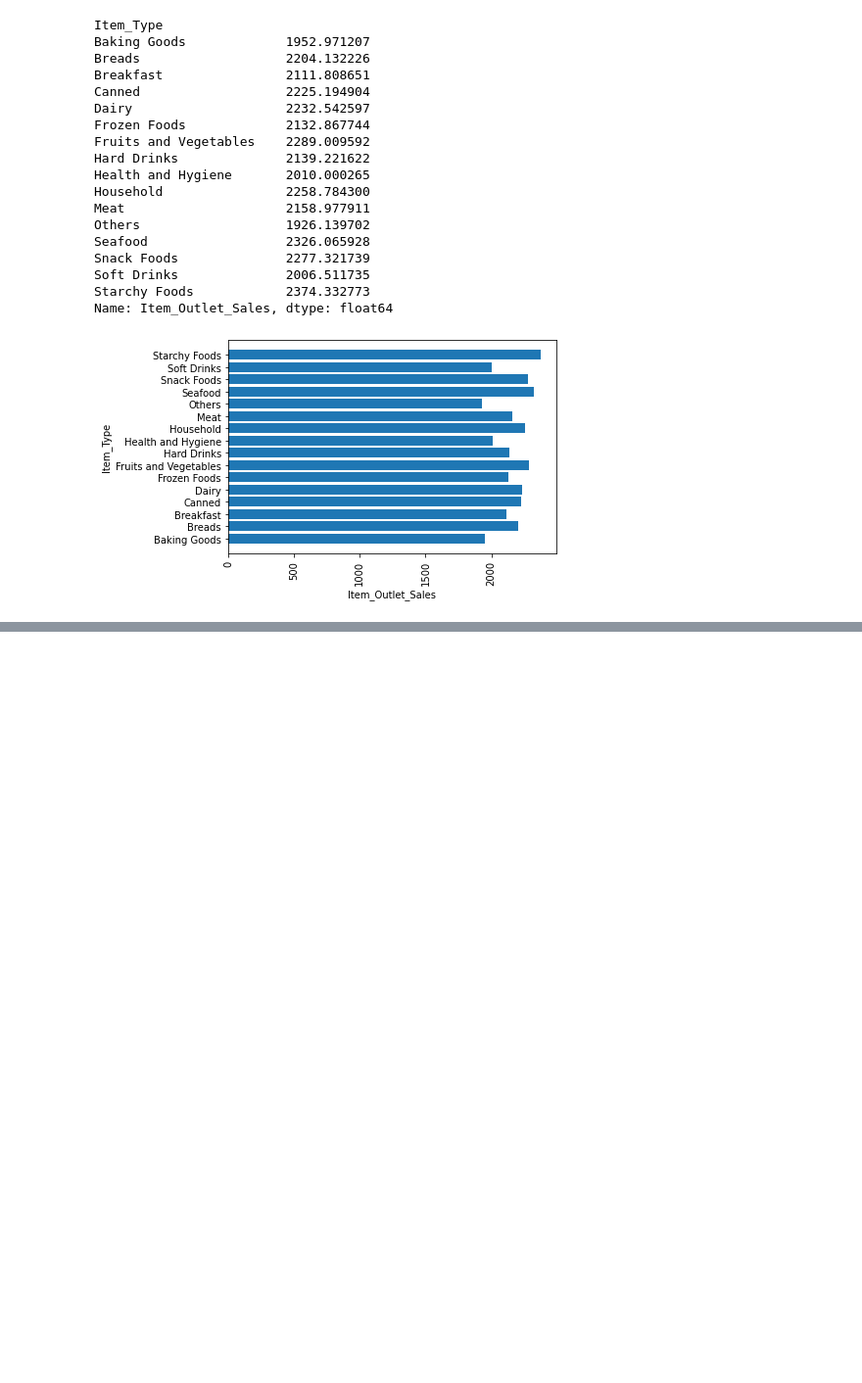
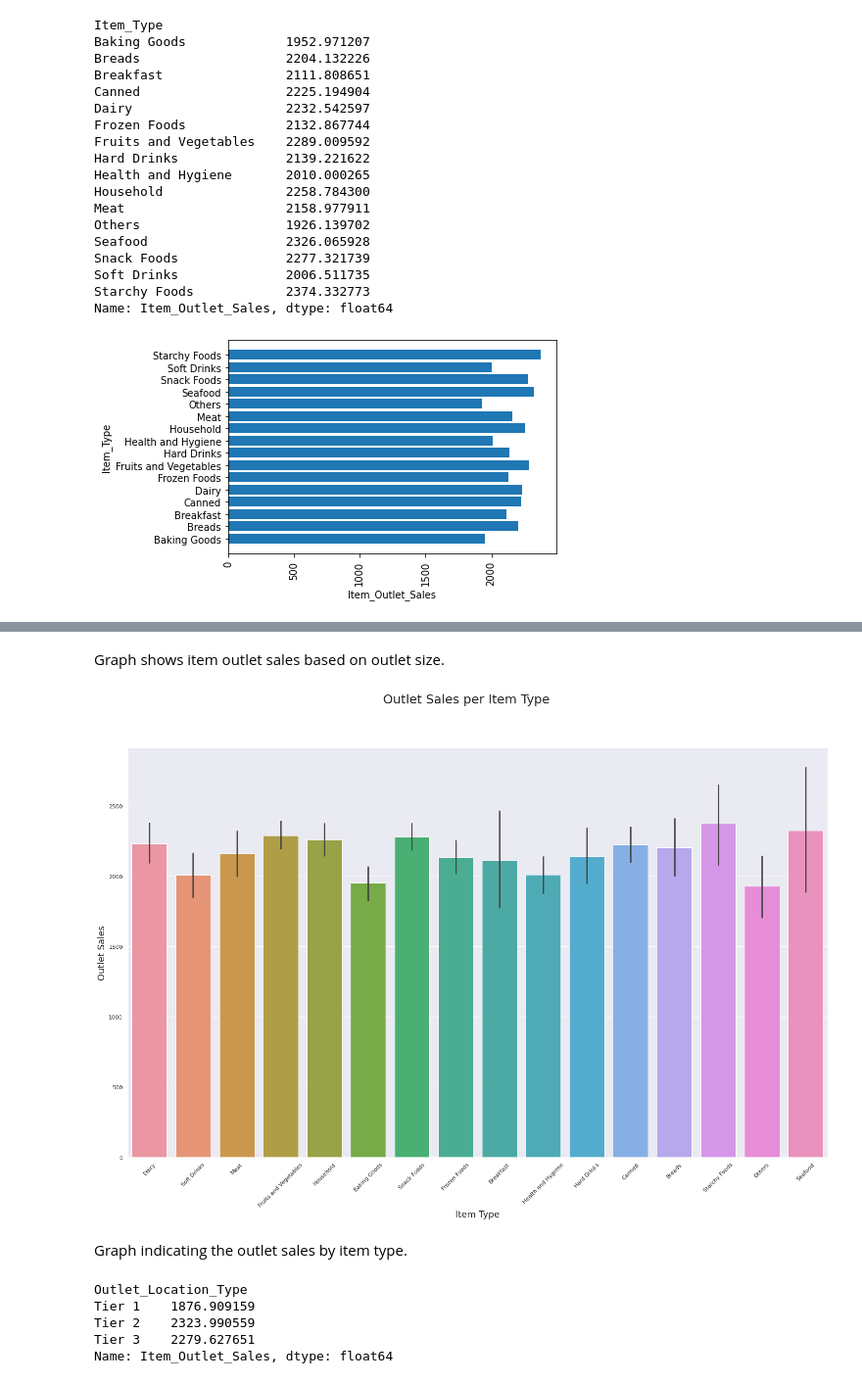
Before and after one commit to XcLyBr/Sales-Forecast, a Jupyter notebook: SalesPrediction.ipynb, the cells around one changed output, grey strips where cells are left out. Shown: that part at 98% size. Saved outputs shown, nothing was run; the diff lists cells and outputs as text; code cells hidden in the pictures; blank space fills up the shorter version.

```diff
--- a/SalesPrediction.ipynb
+++ b/SalesPrediction.ipynb
@@ -263,0 +289,23 @@ plt.show()
+# %% [markdown]
+Graph shows item outlet sales based on outlet size.
+# %%
+sns.barplot(x="Item_Type", y="Item_Outlet_Sales", data = df)
+sns.set(rc={'figure.figsize':(25,15)})
+plt.ylabel('Outlet Sales', fontsize=18)
+plt.xlabel('Item Type', fontsize=18)
+plt.suptitle('Outlet Sales per Item Type', fontsize=25)
+plt.xticks(rotation=45);
+# %% [output]
+[figure, added]
+# %% [markdown]
+Graph indicating the outlet sales by item type.
+# %%
+# sales based on location
+Loctype = df.groupby('Outlet_Location_Type')['Item_Outlet_Sales'].mean()
+Loctype
+# %% [output]
+Outlet_Location_Type
+Tier 1    1876.909159
+Tier 2    2323.990559
+Tier 3    2279.627651
+Name: Item_Outlet_Sales, dtype: float64
```
Also changed, not shown: parts of 5 cells of this notebook.
